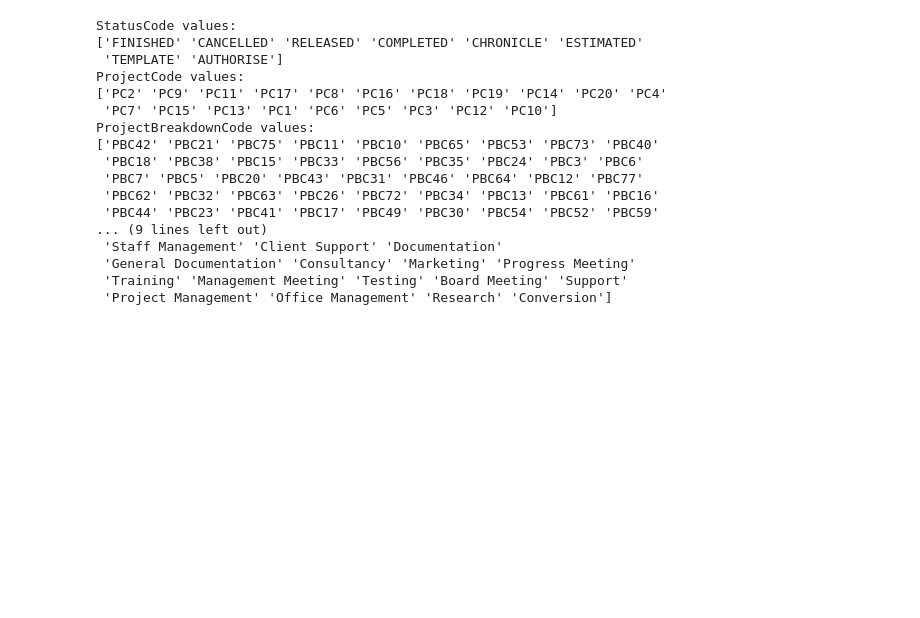
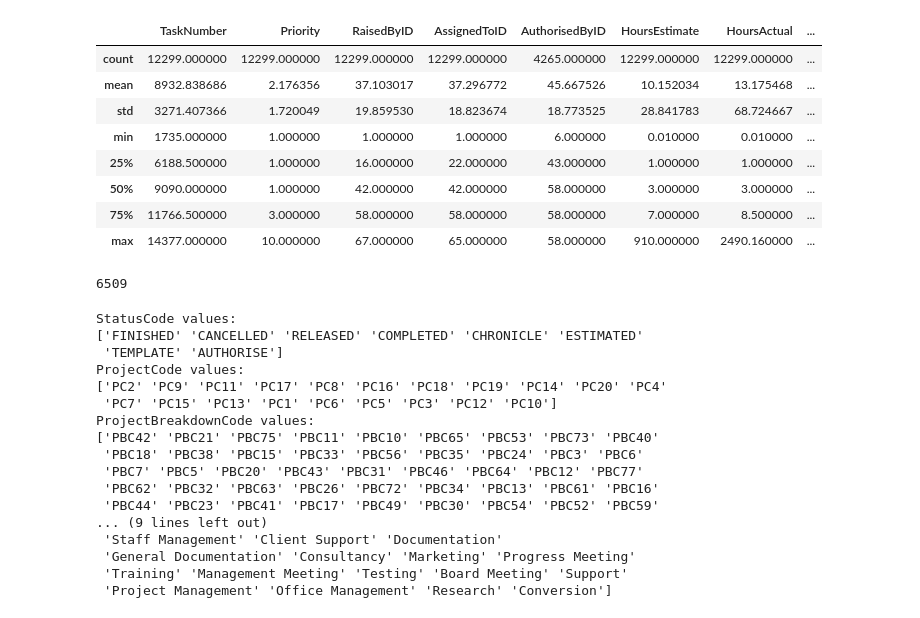
Before and after one commit to orlevit/EffortEstimation, a Jupyter notebook: notebooks/DataExploration.ipynb, the cells around one changed output. Saved outputs shown, nothing was run; the diff lists cells and outputs as text; code cells hidden in the pictures; blank space fills up the shorter version.

```diff
--- a/notebooks/DataExploration.ipynb
+++ b/notebooks/DataExploration.ipynb
@@ -15,6 +16,23 @@ data.head()
 | 2 | 1971 | Fix Invalid UWREF Line DX402L99A1N | 2 | 7 | 58 | 6.0 | FINISHED | PC2 | ... |
 | 3 | 2134 | New rows in the diary event for t... | 5 | 50 | 42 | 6.0 | FINISHED | PC2 | ... |
 | 4 | 2251 | Application Screen Size - Need to... | 10 | 46 | 13 | 6.0 | FINISHED | PC2 | ... |
+# %%
+data.describe()
+# %% [output]
+|  | TaskNumber | Priority | RaisedByID | AssignedToID | AuthorisedByID | HoursEstimate | HoursActual | ... |
+| count | 12299.000000 | 12299.000000 | 12299.000000 | 12299.000000 | 4265.000000 | 12299.000000 | 12299.000000 | ... |
+| mean | 8932.838686 | 2.176356 | 37.103017 | 37.296772 | 45.667526 | 10.152034 | 13.175468 | ... |
+| std | 3271.407366 | 1.720049 | 19.859530 | 18.823674 | 18.773525 | 28.841783 | 68.724667 | ... |
+| min | 1735.000000 | 1.000000 | 1.000000 | 1.000000 | 6.000000 | 0.010000 | 0.010000 | ... |
+| 25% | 6188.500000 | 1.000000 | 16.000000 | 22.000000 | 43.000000 | 1.000000 | 1.000000 | ... |
+| 50% | 9090.000000 | 1.000000 | 42.000000 | 42.000000 | 58.000000 | 3.000000 | 3.000000 | ... |
+| 75% | 11766.500000 | 3.000000 | 58.000000 | 58.000000 | 58.000000 | 7.000000 | 8.500000 | ... |
+| max | 14377.000000 | 10.000000 | 67.000000 | 65.000000 | 58.000000 | 910.000000 | 2490.160000 | ... |
+# %%
+# FInd the median
+len(np.where((data["HoursActual"]>2.8) )[0])
+# %% [output]
+6509
 # %%
 # Check the diffrent values in unclear columns
 print("StatusCode values: \n{}".format(pd.unique(data["StatusCode"])))
```
Also changed, not shown: parts of 11 cells of this notebook, 1 other file.
